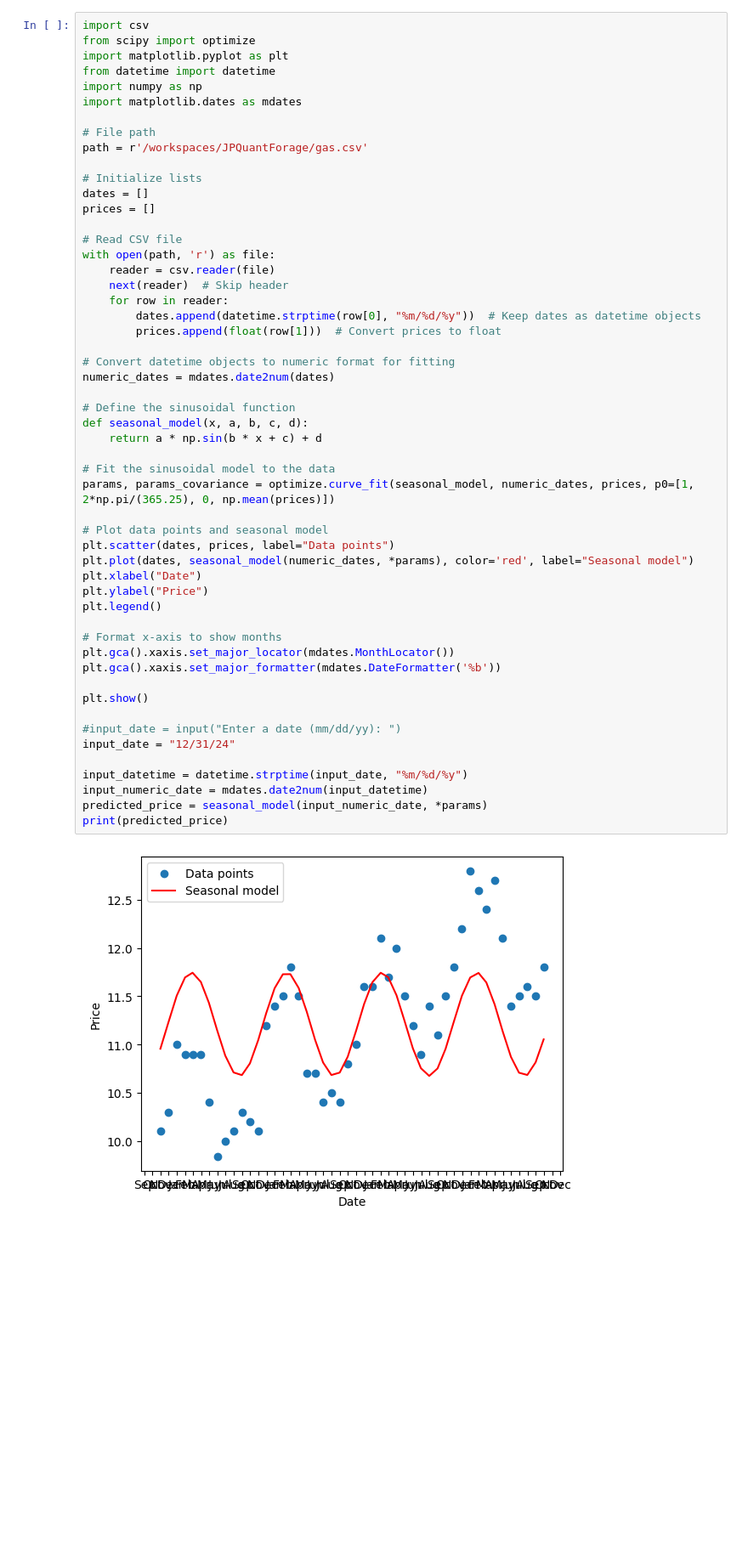
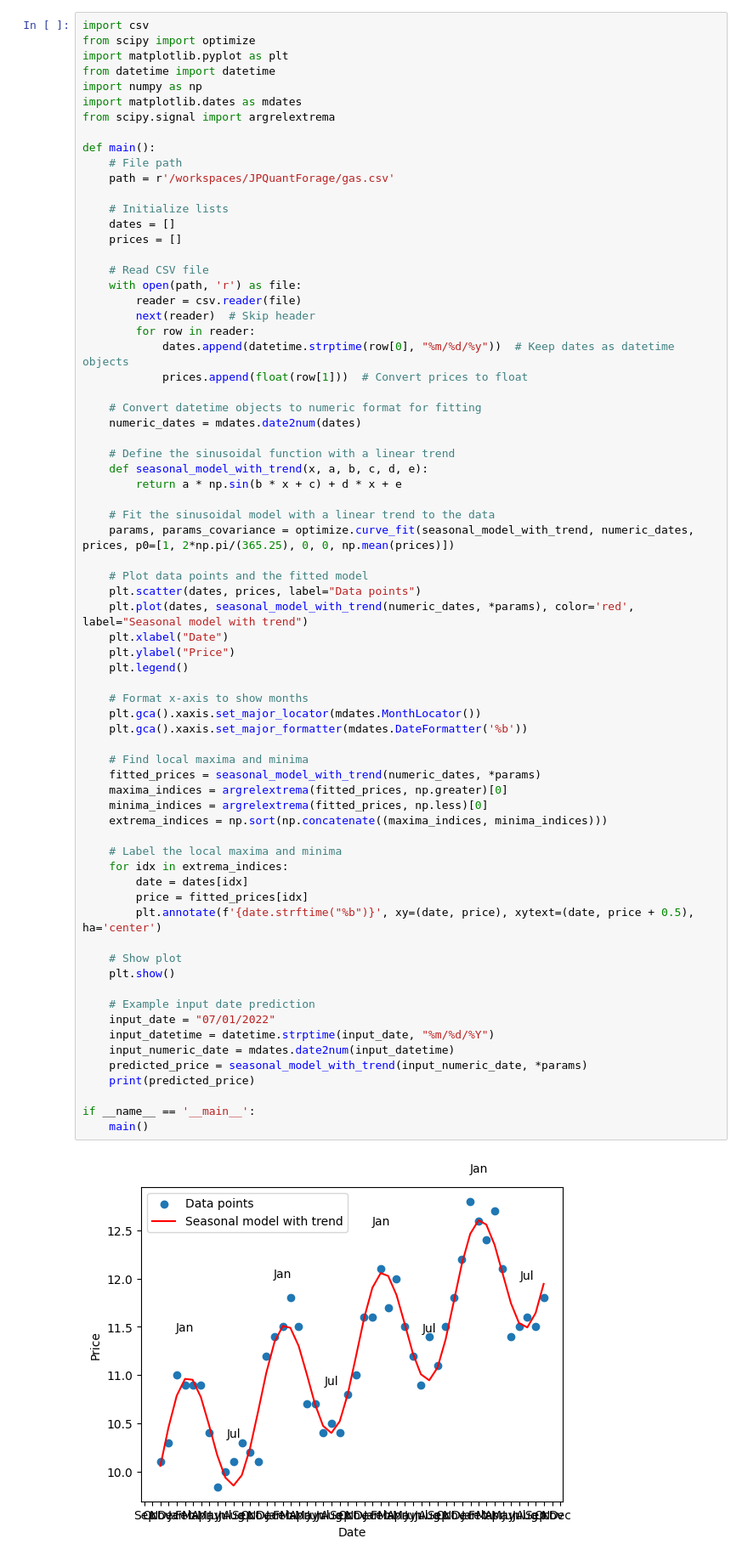
Before and after one commit to ChaseGillis/JPQuantForage, a Jupyter notebook: plotting.ipynb, the cells around one changed output. Shown at 85% size. Cells and saved outputs as stored; diff of their text form; blank space fills up the shorter version.

```diff
--- a/plotting.ipynb
+++ b/plotting.ipynb
@@ -1,55 +1,72 @@
 # %%
 import csv
 from scipy import optimize
 import matplotlib.pyplot as plt
 from datetime import datetime
 import numpy as np
 import matplotlib.dates as mdates
+from scipy.signal import argrelextrema
 
-# File path
-path = r'/workspaces/JPQuantForage/gas.csv'
+def main():
+    # File path
+    path = r'/workspaces/JPQuantForage/gas.csv'
 
-# Initialize lists
-dates = []
-prices = []
+    # Initialize lists
+    dates = []
+    prices = []
 
-# Read CSV file
-with open(path, 'r') as file:
-    reader = csv.reader(file)
-    next(reader)  # Skip header
-    for row in reader:
-        dates.append(datetime.strptime(row[0], "%m/%d/%y"))  # Keep dates as datetime objects
-        prices.append(float(row[1]))  # Convert prices to float
+    # Read CSV file
+    with open(path, 'r') as file:
+        reader = csv.reader(file)
+        next(reader)  # Skip header
+        for row in reader:
+            dates.append(datetime.strptime(row[0], "%m/%d/%y"))  # Keep dates as datetime objects
+            prices.append(float(row[1]))  # Convert prices to float
 
-# Convert datetime objects to numeric format for fitting
-numeric_dates = mdates.date2num(dates)
+    # Convert datetime objects to numeric format for fitting
+    numeric_dates = mdates.date2num(dates)
 
-# Define the sinusoidal function
-def seasonal_model(x, a, b, c, d):
-    return a * np.sin(b * x + c) + d
+    # Define the sinusoidal function with a linear trend
+    def seasonal_model_with_trend(x, a, b, c, d, e):
+        return a * np.sin(b * x + c) + d * x + e
 
-# Fit the sinusoidal model to the data
-params, params_covariance = optimize.curve_fit(seasonal_model, numeric_dates, prices, p0=[1, 2*np.pi/(365.25), 0, np.mean(prices)])
+    # Fit the sinusoidal model with a linear trend to the data
+    params, params_covariance = optimize.curve_fit(seasonal_model_with_trend, numeric_dates, prices, p0=[1, 2*np.pi/(365.25), 0, 0, np.mean(prices)])
 
-# Plot data points and seasonal model
-plt.scatter(dates, prices, label="Data points")
-plt.plot(dates, seasonal_model(numeric_dates, *params), color='red', label="Seasonal model")
-plt.xlabel("Date")
-plt.ylabel("Price")
-plt.legend()
+    # Plot data points and the fitted model
+    plt.scatter(dates, prices, label="Data points")
+    plt.plot(dates, seasonal_model_with_trend(numeric_dates, *params), color='red', label="Seasonal model with trend")
+    plt.xlabel("Date")
+    plt.ylabel("Price")
+    plt.legend()
 
-# Format x-axis to show months
-plt.gca().xaxis.set_major_locator(mdates.MonthLocator())
-plt.gca().xaxis.set_major_formatter(mdates.DateFormatter('%b'))
+    # Format x-axis to show months
+    plt.gca().xaxis.set_major_locator(mdates.MonthLocator())
+    plt.gca().xaxis.set_major_formatter(mdates.DateFormatter('%b'))
 
-plt.show()
+    # Find local maxima and minima
+    fitted_prices = seasonal_model_with_trend(numeric_dates, *params)
+    maxima_indices = argrelextrema(fitted_prices, np.greater)[0]
+    minima_indices = argrelextrema(fitted_prices, np.less)[0]
+    extrema_indices = np.sort(np.concatenate((maxima_indices, minima_indices)))
 
-#input_date = input("Enter a date (mm/dd/yy): ")
-input_date = "12/31/24"
+    # Label the local maxima and minima
+    for idx in extrema_indices:
+        date = dates[idx]
+        price = fitted_prices[idx]
+        plt.annotate(f'{date.strftime("%b")}', xy=(date, price), xytext=(date, price + 0.5), ha='center')
 
-input_datetime = datetime.strptime(input_date, "%m/%d/%y")
-input_numeric_date = mdates.date2num(input_datetime)
-predicted_price = seasonal_model(input_numeric_date, *params)
-print(predicted_price)
+    # Show plot
+    plt.show()
+
+    # Example input date prediction
+    input_date = "07/01/2022"
+    input_datetime = datetime.strptime(input_date, "%m/%d/%Y")
+    input_numeric_date = mdates.date2num(input_datetime)
+    predicted_price = seasonal_model_with_trend(input_numeric_date, *params)
+    print(predicted_price)
+
+if __name__ == '__main__':
+    main()
 # %% [output]
-[figure, old version]
+[figure, new version]
```
Also changed, not shown: parts of 1 cell of this notebook, 2 other files.
